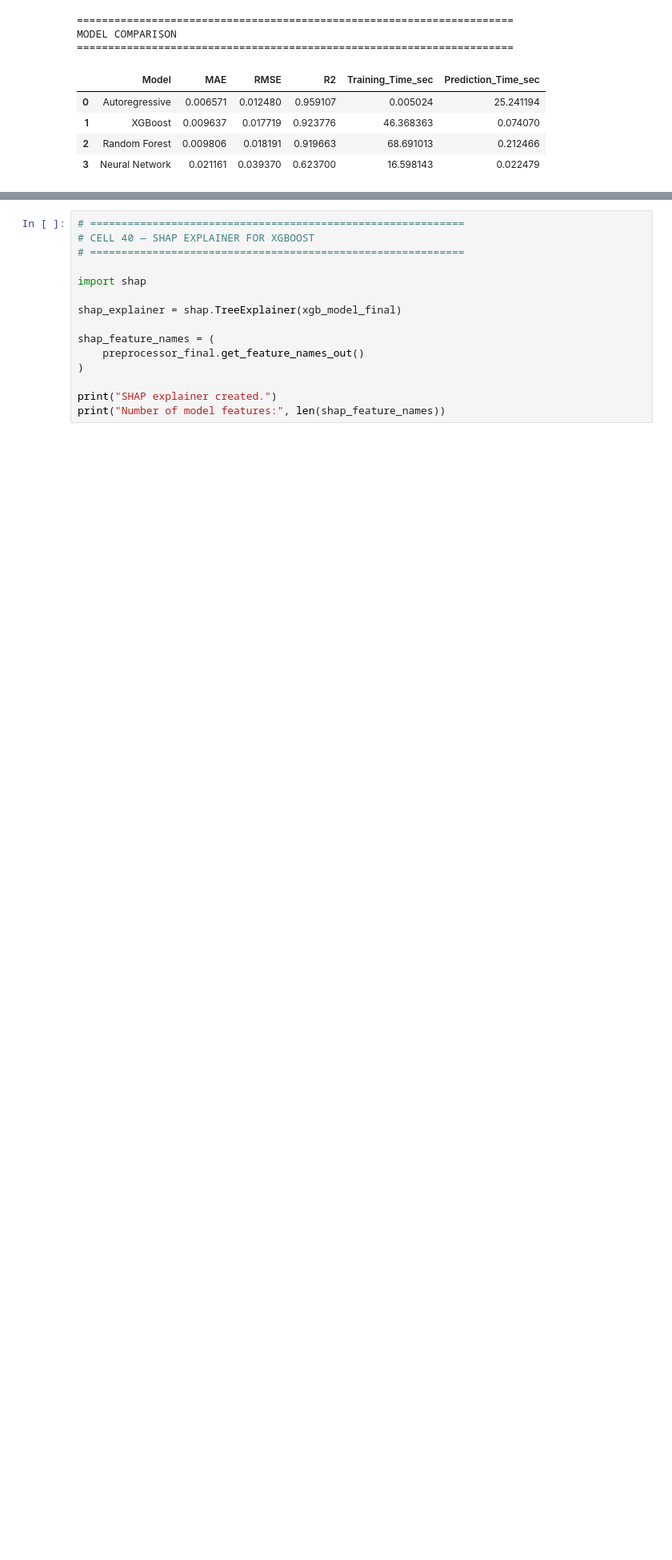
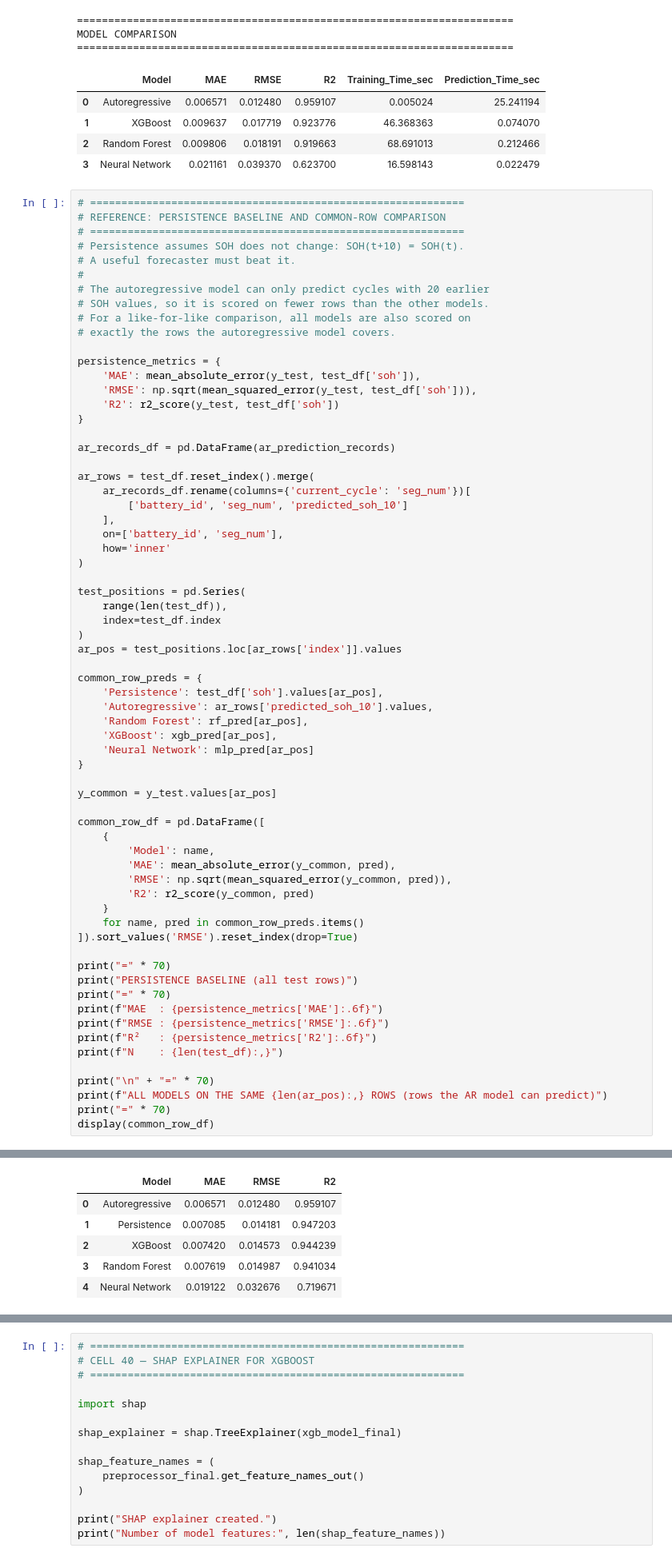
Before and after one commit to saravanapriyaa21/sparkEV, a Jupyter notebook: notebooks/module3_battery_health/01_soh_forecasting_and_degradation_risk.ipynb, the cells around one changed output, grey strips where cells are left out. Shown at 80% size. Drawn from its saved outputs; the diff is of its cells as text; blank space fills up the shorter version.

```diff
--- a/notebooks/module3_battery_health/01_soh_forecasting_and_degradation_risk.ipynb
+++ b/notebooks/module3_battery_health/01_soh_forecasting_and_degradation_risk.ipynb
@@ -1848,3 +1975,70 @@ MODEL COMPARISON
 | 1 | XGBoost | 0.009637 | 0.017719 | 0.923776 | 46.368363 | 0.074070 |
 | 2 | Random Forest | 0.009806 | 0.018191 | 0.919663 | 68.691013 | 0.212466 |
 | 3 | Neural Network | 0.021161 | 0.039370 | 0.623700 | 16.598143 | 0.022479 |
+# %%
+# ============================================================
+# REFERENCE: PERSISTENCE BASELINE AND COMMON-ROW COMPARISON
+# ============================================================
+# Persistence assumes SOH does not change: SOH(t+10) = SOH(t).
+# A useful forecaster must beat it.
+#
+# The autoregressive model can only predict cycles with 20 earlier
+# SOH values, so it is scored on fewer rows than the other models.
+# For a like-for-like comparison, all models are also scored on
+# exactly the rows the autoregressive model covers.
+
+persistence_metrics = {
+    'MAE': mean_absolute_error(y_test, test_df['soh']),
+    'RMSE': np.sqrt(mean_squared_error(y_test, test_df['soh'])),
+    'R2': r2_score(y_test, test_df['soh'])
+}
+
+ar_records_df = pd.DataFrame(ar_prediction_records)
+
+ar_rows = test_df.reset_index().merge(
+    ar_records_df.rename(columns={'current_cycle': 'seg_num'})[
+        ['battery_id', 'seg_num', 'predicted_soh_10']
+    ],
+    on=['battery_id', 'seg_num'],
+    how='inner'
+)
+
+test_positions = pd.Series(
+    range(len(test_df)),
+    index=test_df.index
+)
+ar_pos = test_positions.loc[ar_rows['index']].values
+
+common_row_preds = {
+    'Persistence': test_df['soh'].values[ar_pos],
+    'Autoregressive': ar_rows['predicted_soh_10'].values,
+    'Random Forest': rf_pred[ar_pos],
+    'XGBoost': xgb_pred[ar_pos],
+    'Neural Network': mlp_pred[ar_pos]
+}
+
+y_common = y_test.values[ar_pos]
+
+common_row_df = pd.DataFrame([
+    {
+        'Model': name,
+        'MAE': mean_absolute_error(y_common, pred),
+        'RMSE': np.sqrt(mean_squared_error(y_common, pred)),
+        'R2': r2_score(y_common, pred)
+    }
+    for name, pred in common_row_preds.items()
+]).sort_values('RMSE').reset_index(drop=True)
+
+print("=" * 70)
+print("PERSISTENCE BASELINE (all test rows)")
+print("=" * 70)
+print(f"MAE  : {persistence_metrics['MAE']:.6f}")
+print(f"RMSE : {persistence_metrics['RMSE']:.6f}")
+print(f"R²   : {persistence_metrics['R2']:.6f}")
+print(f"N    : {len(test_df):,}")
+
+print("\n" + "=" * 70)
+print(f"ALL MODELS ON THE SAME {len(ar_pos):,} ROWS (rows the AR model can predict)")
+print("=" * 70)
+display(common_row_df)
+# %% [output]
@@ -1851,3 +2056,9 @@ MODEL COMPARISON
+|  | Model | MAE | RMSE | R2 |
+| 0 | Autoregressive | 0.006571 | 0.012480 | 0.959107 |
+| 1 | Persistence | 0.007085 | 0.014181 | 0.947203 |
+| 2 | XGBoost | 0.007420 | 0.014573 | 0.944239 |
+| 3 | Random Forest | 0.007619 | 0.014987 | 0.941034 |
+| 4 | Neural Network | 0.019122 | 0.032676 | 0.719671 |
 # %%
 prediction_df = test_df[
     [
```
Also changed, not shown: parts of 54 cells of this notebook, 16 other files.
